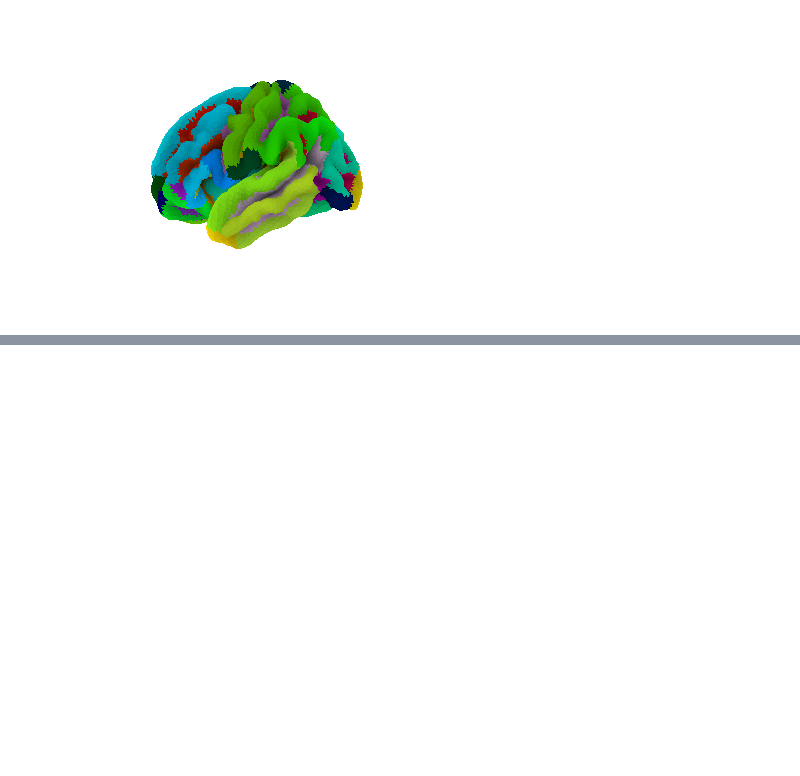
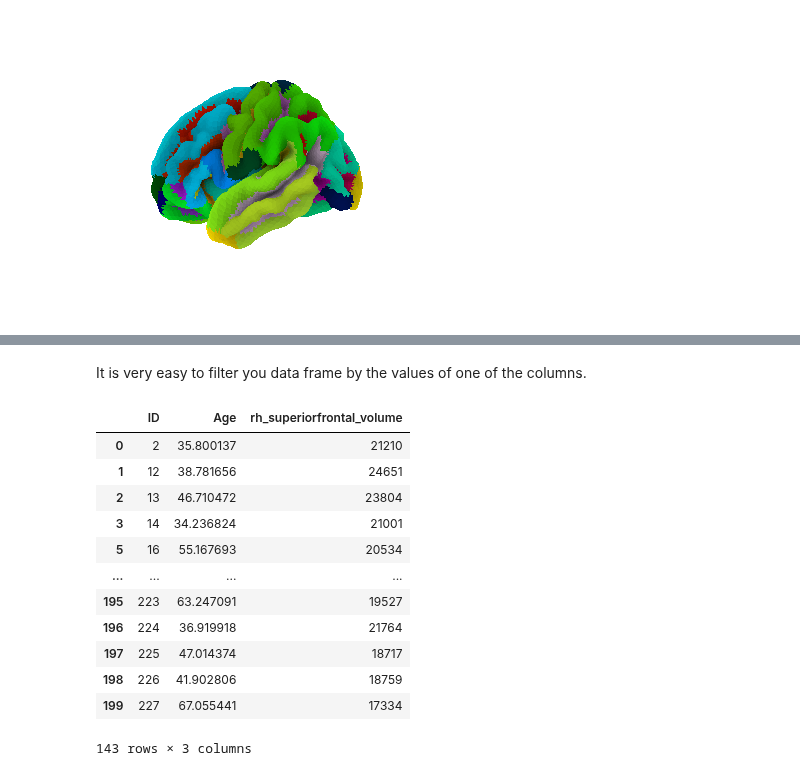
Before and after one commit to pni-lab/predmod_lecture, a Jupyter notebook: contents/1_python_basics/data_frames.ipynb, the cells around one changed output, grey strips where cells are left out. Saved outputs shown, nothing was run; the diff lists cells and outputs as text; code cells hidden in the pictures; blank space fills up the shorter version.

```diff
--- a/contents/1_python_basics/data_frames.ipynb
+++ b/contents/1_python_basics/data_frames.ipynb
@@ -75,0 +90,3 @@ with pandas
+# %%
+df_superiorfrontal = df[['ID', 'Age', 'rh_superiorfrontal_volume']]
+df_superiorfrontal.head(5)
@@ -75,0 +100,18 @@ with pandas
+# %% [markdown]
+It is very easy to filter you data frame by the values of one of the columns.
+# %%
+df_superiorfrontal[df_superiorfrontal['Age']>30]
+# %% [output]
+|  | ID | Age | rh_superiorfrontal_volume |
+| 0 | 2 | 35.800137 | 21210 |
+| 1 | 12 | 38.781656 | 24651 |
+| 2 | 13 | 46.710472 | 23804 |
+| 3 | 14 | 34.236824 | 21001 |
+| 5 | 16 | 55.167693 | 20534 |
+| ... | ... | ... | ... |
+| 195 | 223 | 63.247091 | 19527 |
+| 196 | 224 | 36.919918 | 21764 |
+| 197 | 225 | 47.014374 | 18717 |
+| 198 | 226 | 41.902806 | 18759 |
+| 199 | 227 | 67.055441 | 17334 |
+143 rows × 3 columns
```
Also changed, not shown: parts of 14 cells of this notebook, 2 other files.
